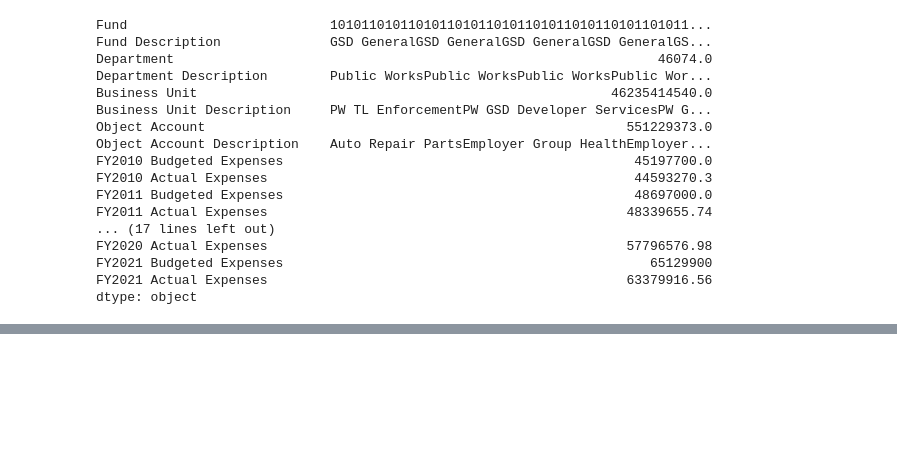
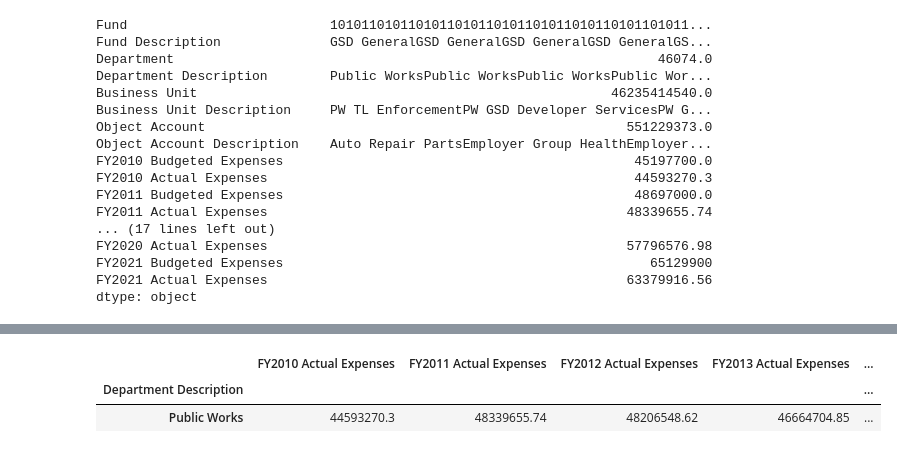
Before and after one commit to jwhankins177/capstone-budget-impact-jupyternb-python, a Jupyter notebook: notebooks/public_works.ipynb, the cells around one changed output, grey strips where cells are left out. Saved outputs shown, nothing was run; the diff lists cells and outputs as text; code cells hidden in the pictures; blank space fills up the shorter version.

```diff
--- a/notebooks/public_works.ipynb
+++ b/notebooks/public_works.ipynb
@@ -154,0 +194,6 @@ dtype: object
+# %%
+dd
+# %% [output]
+|  | FY2010 Actual Expenses | FY2011 Actual Expenses | FY2012 Actual Expenses | FY2013 Actual Expenses | ... |
+| Department Description |  |  |  |  | ... |
+| Public Works | 44593270.3 | 48339655.74 | 48206548.62 | 46664704.85 | ... |
```
Also changed, not shown: parts of 7 cells of this notebook, 1 other file.
